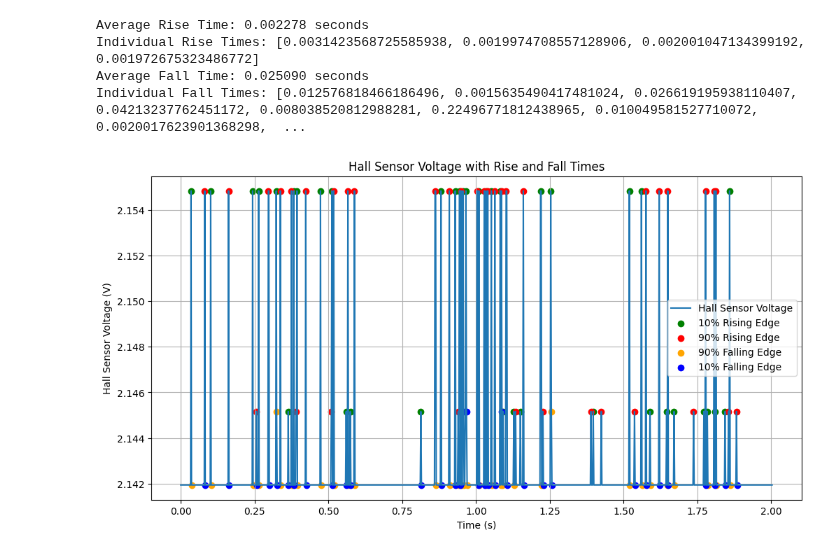
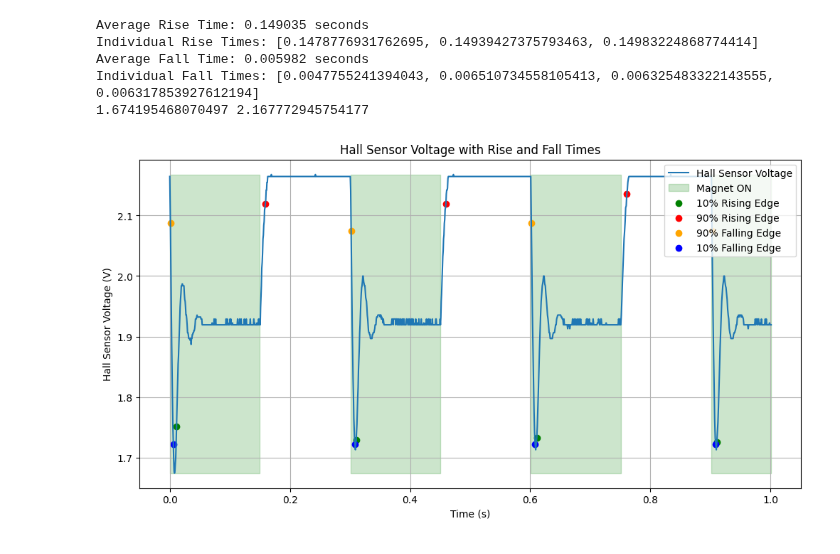
Before and after one commit to rcompton/ryancompton.net, a Jupyter notebook: assets/magnet/switching_speed_multithreaded.ipynb, the cells around one changed output. Saved outputs shown, nothing was run; the diff lists cells and outputs as text; code cells hidden in the pictures.

Commit message:
Refactor magnet switching speed test: update sensor data structure and adjust sampling rates

```diff
--- a/assets/magnet/switching_speed_multithreaded.ipynb
+++ b/assets/magnet/switching_speed_multithreaded.ipynb
@@ -84,36 +84,48 @@ if fall_times:
     print(f"Individual Fall Times: {fall_times}")
 else:
     print("No fall transitions detected in the data.")
 
 # ---------------------------
 # PLOTTING
 # ---------------------------
 
+
 # Create the plot
 plt.figure(figsize=(12, 6))
 plt.plot(data["Time (s)"], data["Hall Sensor Voltage (V)"], label="Hall Sensor Voltage")
+
+v_min = data["Hall Sensor Voltage (V)"].min()
+v_max = data["Hall Sensor Voltage (V)"].max()
+print(v_min, v_max)
+
+# Highlight magnet ON/OFF periods
+plt.fill_between(data["Time (s)"],
+                 v_min, v_max,  # Fill between v_min and v_max vertically
+                 where=data["Magnet State"] == 1,
+                 color='green', alpha=0.2, label="Magnet ON")  # No need for transform here
 
 # Highlight rising and falling edges
 rising_x, rising_y = zip(*rising_edges)
 falling_x, falling_y = zip(*falling_edges)
 
 plt.scatter(rising_x[::2], rising_y[::2], color='green', label='10% Rising Edge')
 plt.scatter(rising_x[1::2], rising_y[1::2], color='red', label='90% Rising Edge')
 plt.scatter(falling_x[::2], falling_y[::2], color='orange', label='90% Falling Edge')
 plt.scatter(falling_x[1::2], falling_y[1::2], color='blue', label='10% Falling Edge')
 
 # Add labels and title
 plt.xlabel("Time (s)")
 plt.ylabel("Hall Sensor Voltage (V)")
 plt.title("Hall Sensor Voltage with Rise and Fall Times")
-plt.legend()
+plt.legend(loc="upper right")
 plt.grid(True)
 
 # Show the plot
 plt.show()
 # %% [output]
-Average Rise Time: 0.002278 seconds
-Individual Rise Times: [0.0031423568725585938, 0.0019974708557128906, 0.002001047134399192, 0.001972675323486772]
-Average Fall Time: 0.025090 seconds
-Individual Fall Times: [0.012576818466186496, 0.0015635490417481024, 0.026619195938110407, 0.04213237762451172, 0.008038520812988281, 0.22496771812438965, 0.010049581527710072, 0.0020017623901368298,  ...
+Average Rise Time: 0.149035 seconds
+Individual Rise Times: [0.1478776931762695, 0.14939427375793463, 0.14983224868774414]
+Average Fall Time: 0.005982 seconds
+Individual Fall Times: [0.0047755241394043, 0.006510734558105413, 0.006325483322143555, 0.006317853927612194]
+1.674195468070497 2.167772945754177
-[figure, old version]
+[figure, new version]
```
Also changed, not shown: 2 other files.
